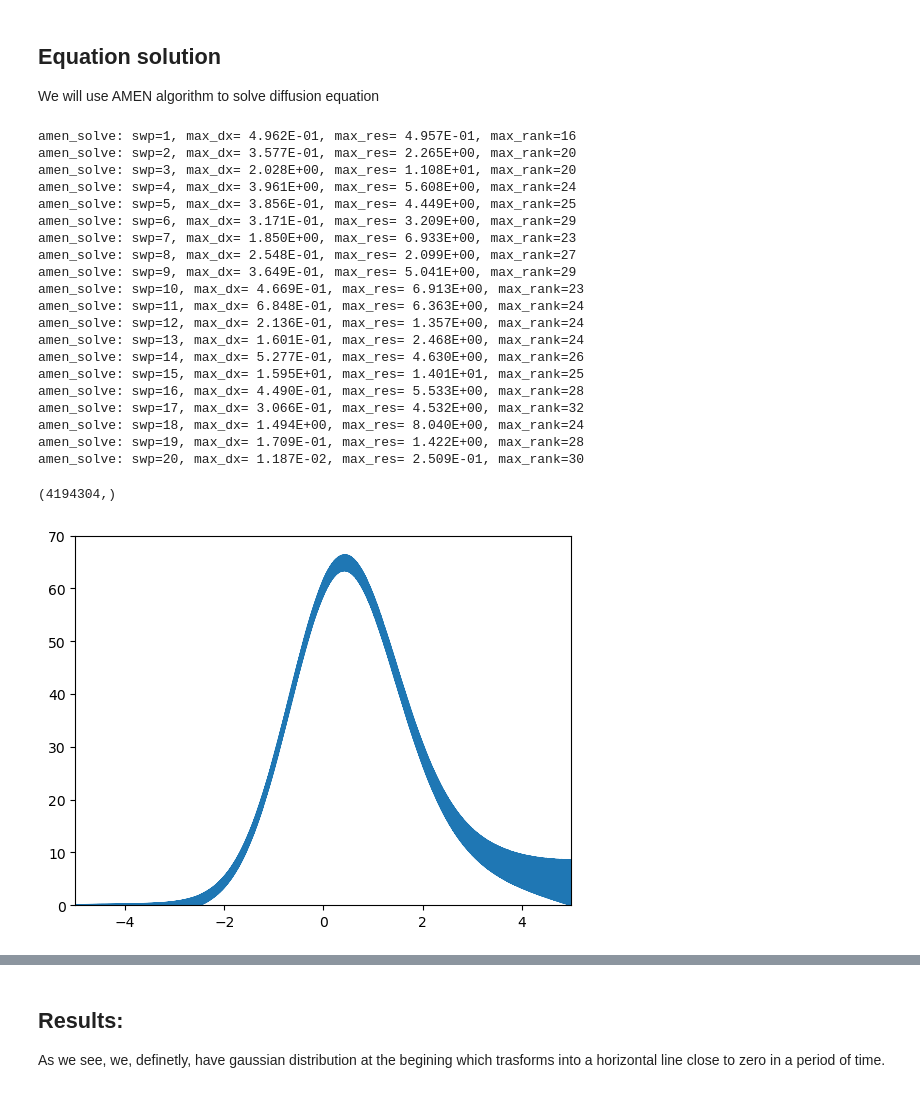
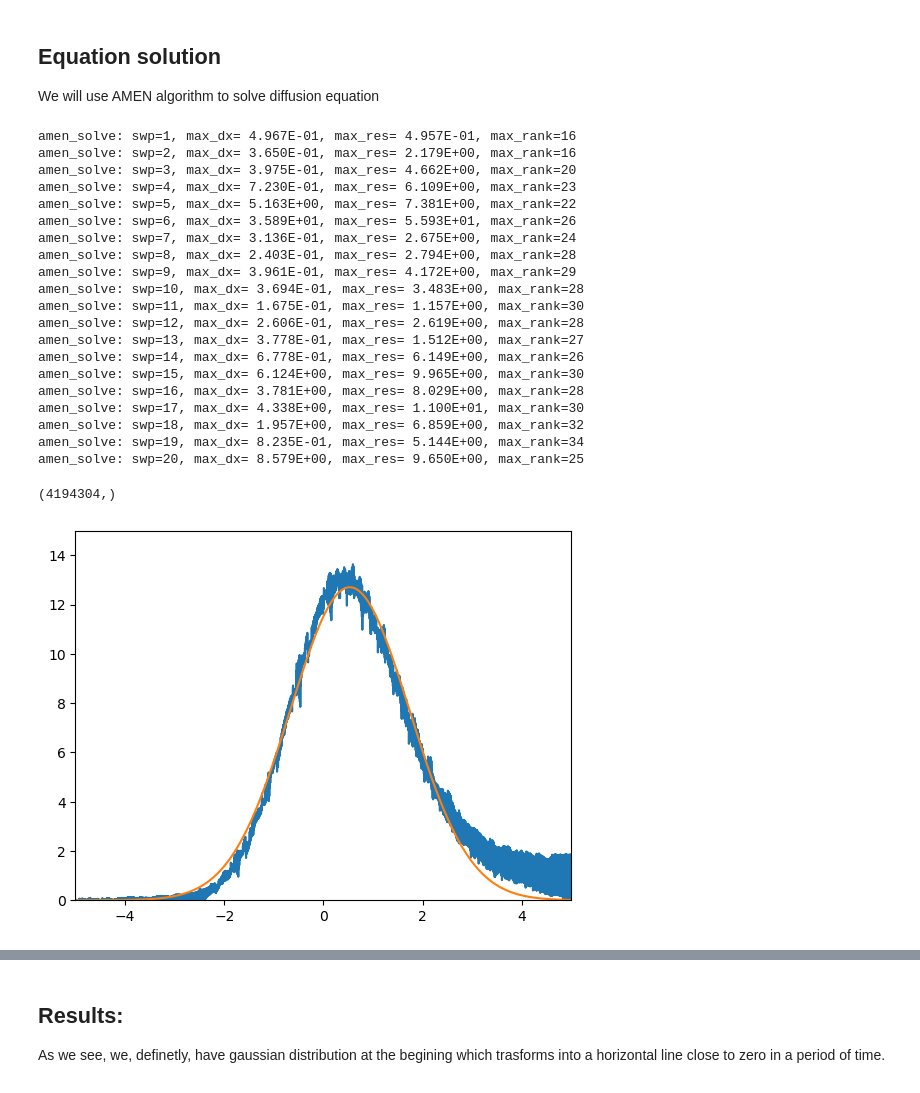
Before and after one commit to Phoen1xBird/Tensor-Nets, a Jupyter notebook: diffusion.ipynb, the cells around one changed output, grey strips where cells are left out. Cells and saved outputs as stored; diff of their text form; code cells hidden in the pictures.

```diff
--- a/diffusion.ipynb
+++ b/diffusion.ipynb
@@ -37,7 +37,7 @@ def gauss_func(x, mu, sigma):
 #Matrix A and b
 A =  1 / (2 * delta_t) * tt.kron(dif_op, eye) - D / (delta_x**2) * tt.kron(eye, laplace)
 right_part = np.zeros(2 ** (2 * d))
-right_part[0:2**d] = -(1 / (2 * delta_x)) * gauss_func(np.linspace(-5, 5, 2**d), 0, 1)
+right_part[0:2**d] = (1 / (2 * delta_t)) * gauss_func(np.linspace(-5, 5, 2**d), 0, 1)
 right_part[-2**d:] = -1 / (END_X - START_X)
 b = tt.vector(right_part.reshape([2] * (2*d), order='F'))
 # %%
@@ -55,26 +55,26 @@ We will use AMEN algorithm to solve diffusion equation
 # %%
 result = amen_solve(A, b, b, 1e-30)
 # %% [output]
-amen_solve: swp=1, max_dx= 4.962E-01, max_res= 4.957E-01, max_rank=16
-amen_solve: swp=2, max_dx= 3.577E-01, max_res= 2.265E+00, max_rank=20
-amen_solve: swp=3, max_dx= 2.028E+00, max_res= 1.108E+01, max_rank=20
-amen_solve: swp=4, max_dx= 3.961E+00, max_res= 5.608E+00, max_rank=24
-amen_solve: swp=5, max_dx= 3.856E-01, max_res= 4.449E+00, max_rank=25
-amen_solve: swp=6, max_dx= 3.171E-01, max_res= 3.209E+00, max_rank=29
-amen_solve: swp=7, max_dx= 1.850E+00, max_res= 6.933E+00, max_rank=23
-amen_solve: swp=8, max_dx= 2.548E-01, max_res= 2.099E+00, max_rank=27
-amen_solve: swp=9, max_dx= 3.649E-01, max_res= 5.041E+00, max_rank=29
-amen_solve: swp=10, max_dx= 4.669E-01, max_res= 6.913E+00, max_rank=23
-amen_solve: swp=11, max_dx= 6.848E-01, max_res= 6.363E+00, max_rank=24
-amen_solve: swp=12, max_dx= 2.136E-01, max_res= 1.357E+00, max_rank=24
-amen_solve: swp=13, max_dx= 1.601E-01, max_res= 2.468E+00, max_rank=24
-amen_solve: swp=14, max_dx= 5.277E-01, max_res= 4.630E+00, max_rank=26
-amen_solve: swp=15, max_dx= 1.595E+01, max_res= 1.401E+01, max_rank=25
-amen_solve: swp=16, max_dx= 4.490E-01, max_res= 5.533E+00, max_rank=28
-amen_solve: swp=17, max_dx= 3.066E-01, max_res= 4.532E+00, max_rank=32
-amen_solve: swp=18, max_dx= 1.494E+00, max_res= 8.040E+00, max_rank=24
-amen_solve: swp=19, max_dx= 1.709E-01, max_res= 1.422E+00, max_rank=28
-amen_solve: swp=20, max_dx= 1.187E-02, max_res= 2.509E-01, max_rank=30
+amen_solve: swp=1, max_dx= 4.967E-01, max_res= 4.957E-01, max_rank=16
+amen_solve: swp=2, max_dx= 3.650E-01, max_res= 2.179E+00, max_rank=16
+amen_solve: swp=3, max_dx= 3.975E-01, max_res= 4.662E+00, max_rank=20
+amen_solve: swp=4, max_dx= 7.230E-01, max_res= 6.109E+00, max_rank=23
+amen_solve: swp=5, max_dx= 5.163E+00, max_res= 7.381E+00, max_rank=22
+amen_solve: swp=6, max_dx= 3.589E+01, max_res= 5.593E+01, max_rank=26
+amen_solve: swp=7, max_dx= 3.136E-01, max_res= 2.675E+00, max_rank=24
+amen_solve: swp=8, max_dx= 2.403E-01, max_res= 2.794E+00, max_rank=28
+amen_solve: swp=9, max_dx= 3.961E-01, max_res= 4.172E+00, max_rank=29
+amen_solve: swp=10, max_dx= 3.694E-01, max_res= 3.483E+00, max_rank=28
+amen_solve: swp=11, max_dx= 1.675E-01, max_res= 1.157E+00, max_rank=30
+amen_solve: swp=12, max_dx= 2.606E-01, max_res= 2.619E+00, max_rank=28
+amen_solve: swp=13, max_dx= 3.778E-01, max_res= 1.512E+00, max_rank=27
+amen_solve: swp=14, max_dx= 6.778E-01, max_res= 6.149E+00, max_rank=26
+amen_solve: swp=15, max_dx= 6.124E+00, max_res= 9.965E+00, max_rank=30
+amen_solve: swp=16, max_dx= 3.781E+00, max_res= 8.029E+00, max_rank=28
+amen_solve: swp=17, max_dx= 4.338E+00, max_res= 1.100E+01, max_rank=30
+amen_solve: swp=18, max_dx= 1.957E+00, max_res= 6.859E+00, max_rank=32
+amen_solve: swp=19, max_dx= 8.235E-01, max_res= 5.144E+00, max_rank=34
+amen_solve: swp=20, max_dx= 8.579E+00, max_res= 9.650E+00, max_rank=25
 # %%
 C = result.full().flatten('F')
 C.shape
@@ -83,9 +85,16 @@ C.shape
+# %%
+def curve(x, a, b, c):
+    return c/(a * np.sqrt(2 * np.pi)) * np.exp(-0.5 * ((x - b) / a)**2)
 # %%
+i=0
 X = np.linspace(START_X, END_X, 2**d)
-i=0
-plt.plot(X, -C[2**d * i: 2**d * (i+1)])
-plt.axis([-5, 5, 0, 70])
+Y = C[2**d * i: 2**d * (i+1)]
+p, _ = curve_fit(curve, X, Y, maxfev=1000)
+a, b, c = p[0], p[1], p[2]
+plt.plot(X, C[2**d * i: 2**d * (i+1)])
+plt.plot(X, c / (a * np.sqrt(2 * np.pi)) * np.exp(-0.5 * ((X - b) / a)**2) )
+plt.axis([-5, 5, 0, 15])
 plt.show()
 # %% [output]
-[figure, old version]
+[figure, new version]
 # %%
```
Also changed, not shown: parts of 6 cells of this notebook.
